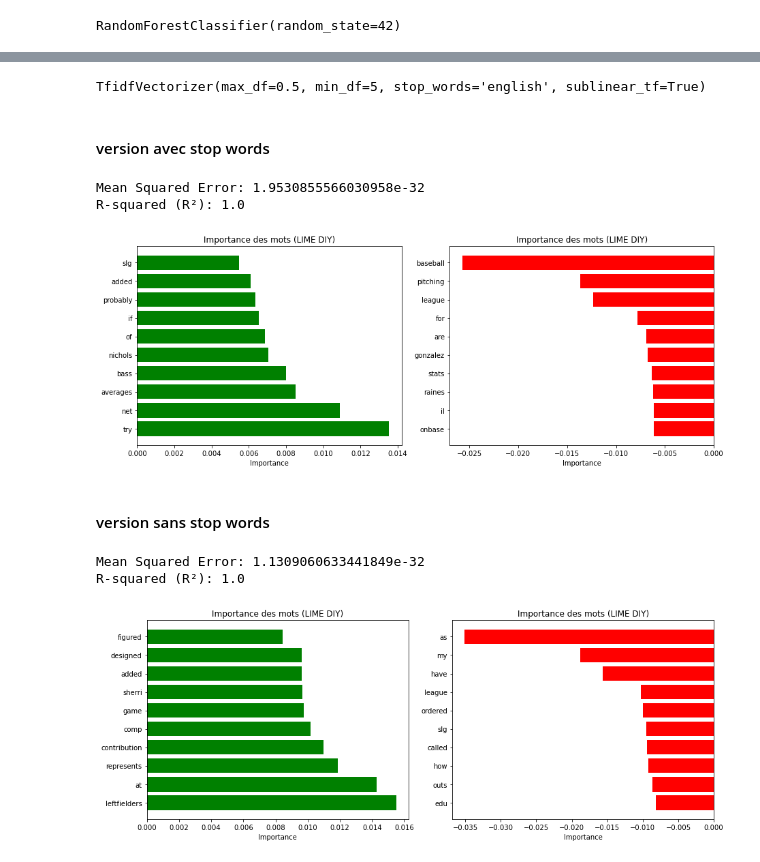
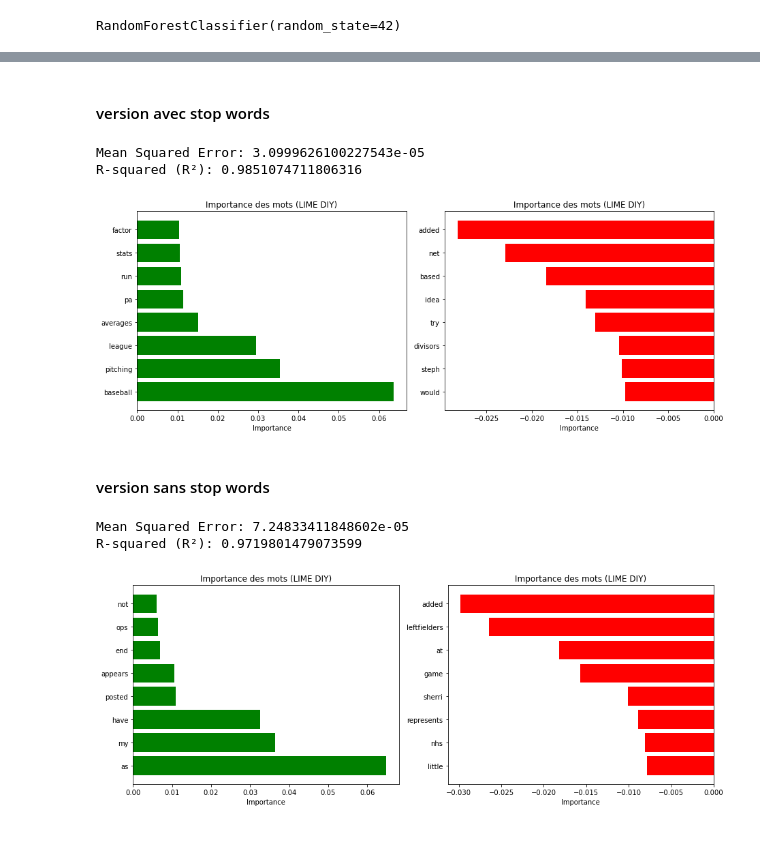
Before and after one commit to AmineYK/Explainable-Artificial-Intelligence, a Jupyter notebook: LIME.ipynb, the cells around one changed output, grey strips where cells are left out. Cells and saved outputs as stored; diff of their text form; code cells hidden in the pictures.

```diff
--- a/LIME.ipynb
+++ b/LIME.ipynb
@@ -519,7 +521,3 @@ len(b)
-# %%
-vecto
-# %% [output]
-TfidfVectorizer(max_df=0.5, min_df=5, stop_words='english', sublinear_tf=True)
 # %%
 def LIME_DIY(ind_sample,sample,predicted_label,vecto,range_disabling=np.arange(50,150),nb_data=100,with_stop_words=True):
 
@@ -540,7 +538,7 @@ def LIME_DIY(ind_sample,sample,predicted_label,vecto,range_disabling=np.arange(5
     N = len(feature_names)
     probas_f = []
 
-    for _ in range(nb_data_perturbed):
+    for _ in range(nb_data):
 
         # choisis le nombre de mots à desctiver
         words_to_disable = np.random.choice((range_disabling),1,replace=False)
@@ -625,11 +623,11 @@ r2 = r2_score(probas_f, predictions)
 print("Mean Squared Error:", mse)
 print("R-squared (R²):", r2)
 # %% [output]
-Mean Squared Error: 1.9530855566030958e-32
-R-squared (R²): 1.0
+Mean Squared Error: 3.0999626100227543e-05
+R-squared (R²): 0.9851074711806316
 # %%
 coefs = reglin.coef_
-nb_features = 10
+nb_features = 8
 
 # Utilisez enumerate pour obtenir à la fois les éléments et leurs indices
 enumerated_coefs = list(enumerate(coefs))
@@ -651,7 +649,7 @@ indices_less = [index for index, valeur in less_importante]
 
 display_importances(valeurs_most , feature_names[indices_most],valeurs_less , feature_names[indices_less])
 # %% [output]
-[figure, old version]
+[figure, new version]
 # %% [markdown]
 #### version sans stop words
 # %%
@@ -674,31 +672,31 @@ r2 = r2_score(probas_f, predictions)
 print("Mean Squared Error:", mse)
 print("R-squared (R²):", r2)
 # %% [output]
-Mean Squared Error: 1.1309060633441849e-32
-R-squared (R²): 1.0
+Mean Squared Error: 7.24833411848602e-05
+R-squared (R²): 0.9719801479073599
 # %%
 coefs = reglin.coef_
-nb_features = 10
+nb_features = 8
 
 # Utilisez enumerate pour obtenir à la fois les éléments et leurs indices
 enumerated_coefs = list(enumerate(coefs))
 
 # Trier la liste en fonction des éléments (en ordre décroissant)
 sorted_coefs = sorted(enumerated_coefs, key=lambda x: x[1], reverse=True)
 
 # Prendre les 10 premiers éléments (les 10 plus grandes valeurs) avec leurs indices
 most_importante = sorted_coefs[:nb_features]
 
 # Extraire uniquement les valeurs (éléments) et les indices
 valeurs_most = [valeur for index, valeur in most_importante]
 indices_most = [index for index, valeur in most_importante]
 
 less_importante = sorted_coefs[-nb_features:]
 
 valeurs_less = [valeur for index, valeur in less_importante]
 indices_less = [index for index, valeur in less_importante]
 
 display_importances(valeurs_most , feature_names[indices_most],valeurs_less , feature_names[indices_less])
 # %% [output]
-[figure, old version]
+[figure, new version]
 # %% [markdown]
```
Also changed, not shown: parts of 32 cells of this notebook.
